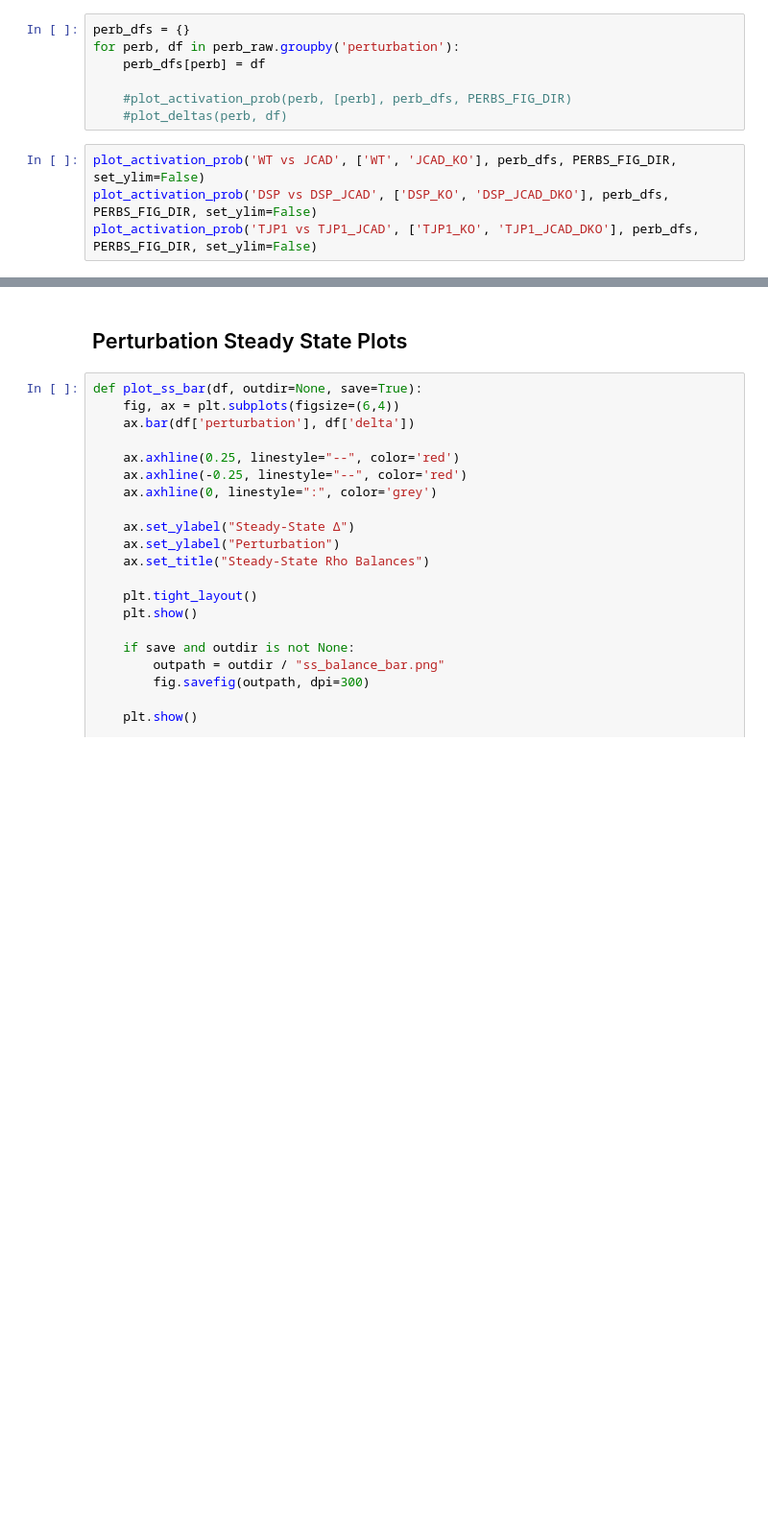
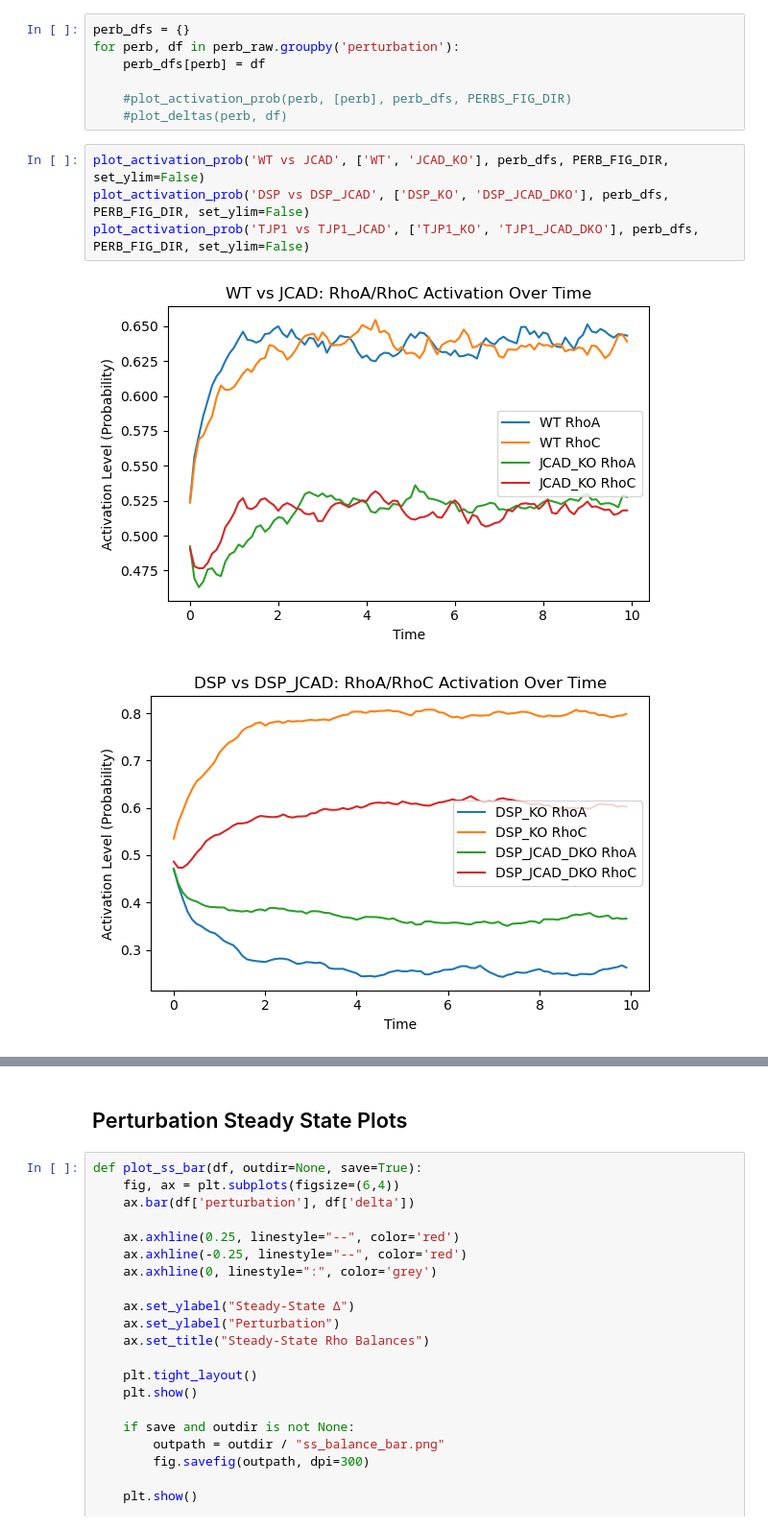
Before and after one commit to emilieyuu/endotehelial-masboss, a Jupyter notebook: notebooks/07_data_processing.ipynb, the cells around one changed output, grey strips where cells are left out. Shown at 96% size. Cells and saved outputs as stored; diff of their text form; blank space fills up the shorter version.

```diff
--- a/notebooks/07_data_processing.ipynb
+++ b/notebooks/07_data_processing.ipynb
@@ -170,6 +201,9 @@ for perb, df in perb_raw.groupby('perturbation'):
     #plot_activation_prob(perb, [perb], perb_dfs, PERBS_FIG_DIR)
     #plot_deltas(perb, df)
 # %%
-plot_activation_prob('WT vs JCAD', ['WT', 'JCAD_KO'], perb_dfs, PERBS_FIG_DIR, set_ylim=False)
-plot_activation_prob('DSP vs DSP_JCAD', ['DSP_KO', 'DSP_JCAD_DKO'], perb_dfs, PERBS_FIG_DIR, set_ylim=False)
-plot_activation_prob('TJP1 vs TJP1_JCAD', ['TJP1_KO', 'TJP1_JCAD_DKO'], perb_dfs, PERBS_FIG_DIR, set_ylim=False)
+plot_activation_prob('WT vs JCAD', ['WT', 'JCAD_KO'], perb_dfs, PERB_FIG_DIR, set_ylim=False)
+plot_activation_prob('DSP vs DSP_JCAD', ['DSP_KO', 'DSP_JCAD_DKO'], perb_dfs, PERB_FIG_DIR, set_ylim=False)
+plot_activation_prob('TJP1 vs TJP1_JCAD', ['TJP1_KO', 'TJP1_JCAD_DKO'], perb_dfs, PERB_FIG_DIR, set_ylim=False)
+# %% [output]
+[figure, added]
+[figure, added]
```
Also changed, not shown: parts of 8 cells of this notebook, 2 other files.
